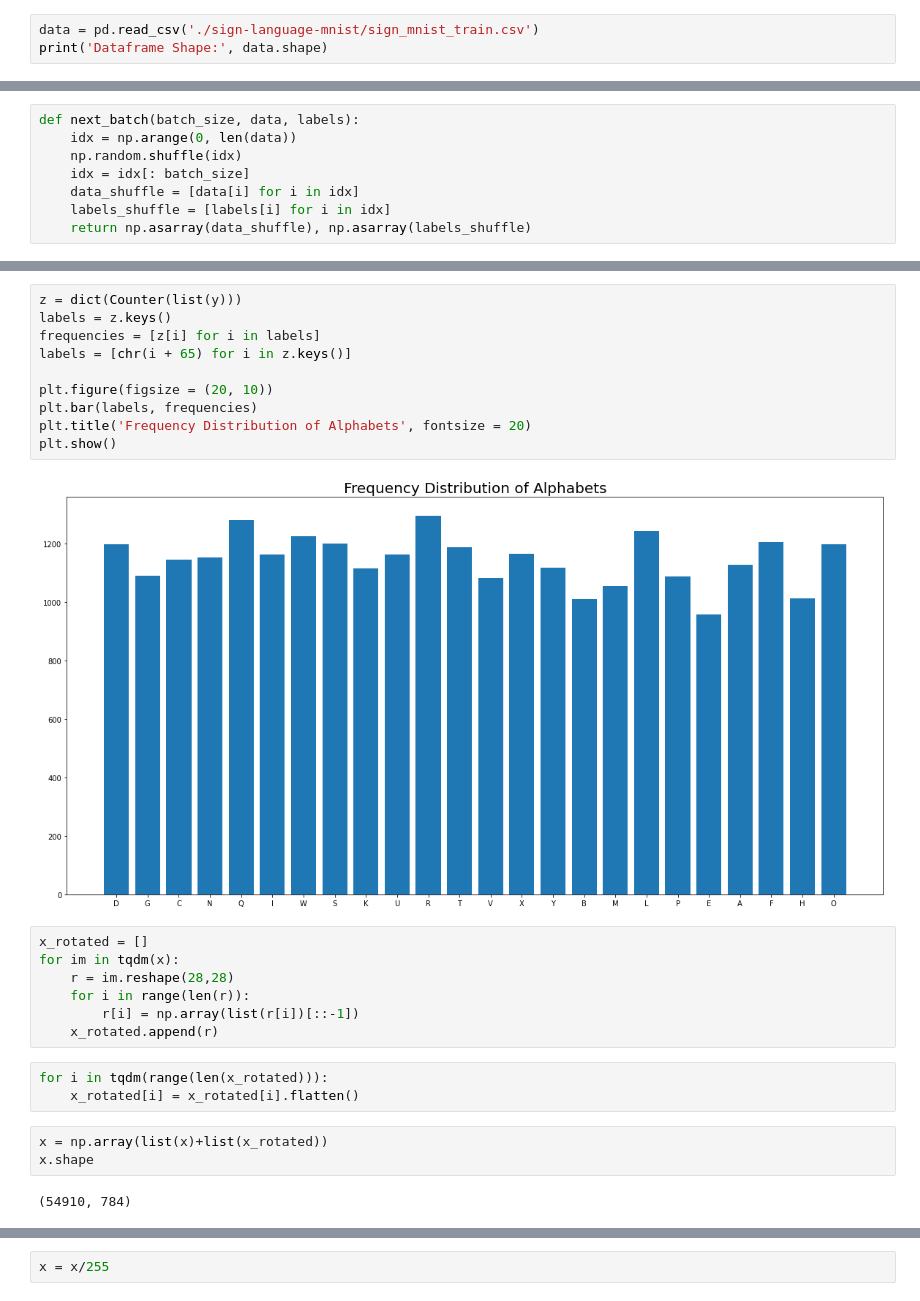
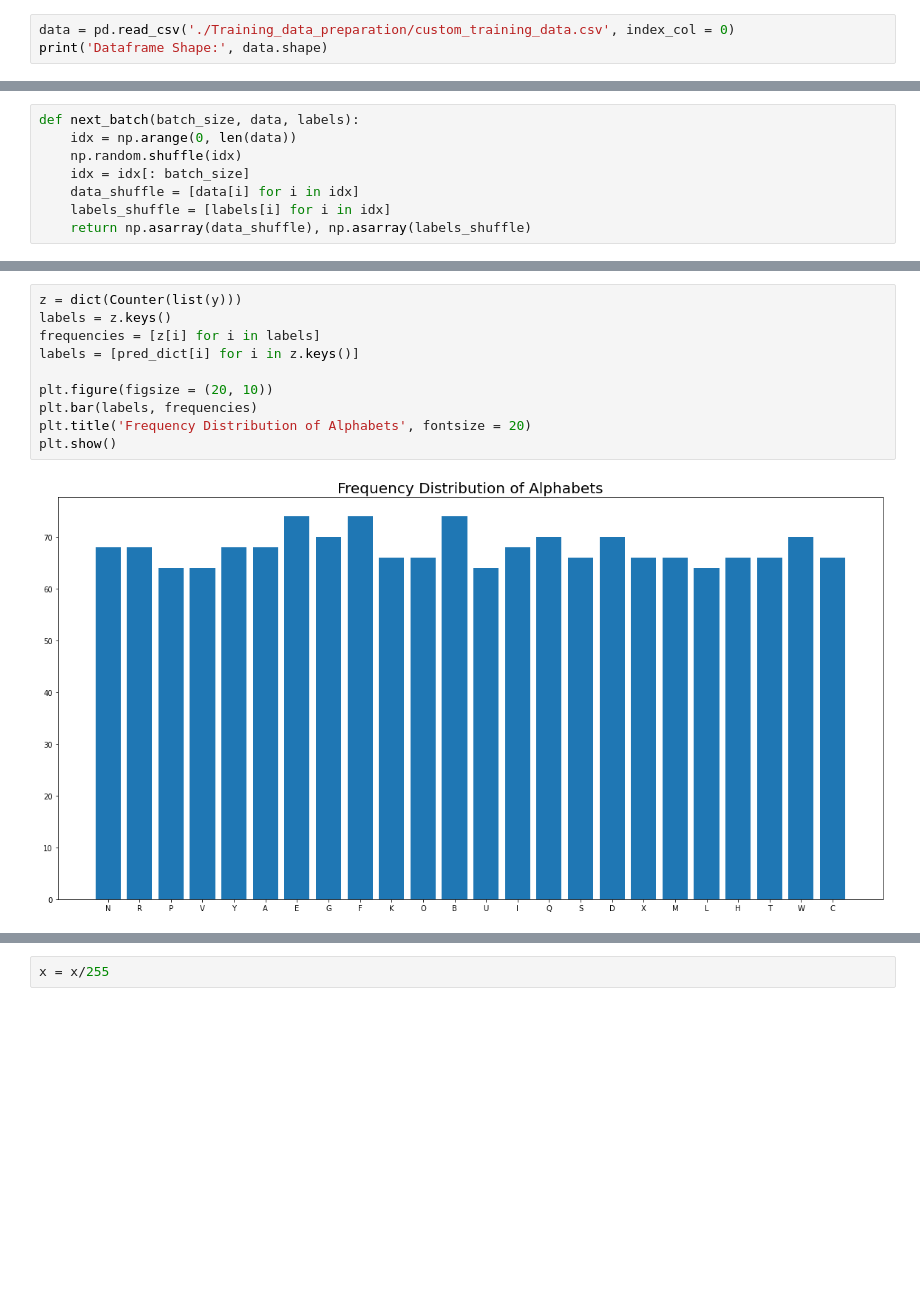
Before and after one commit to niel99/sign_language_translation, a Jupyter notebook: sign-language-translation-cnn.ipynb, the cells around one changed output, grey strips where cells are left out. Saved outputs shown, nothing was run; the diff lists cells and outputs as text; blank space fills up the shorter version.

```diff
--- a/sign-language-translation-cnn.ipynb
+++ b/sign-language-translation-cnn.ipynb
@@ -23,6 +25,6 @@ import cv2
 # %% [markdown]
 Dataset source : https://www.kaggle.com/datamunge/sign-language-mnist
 # %%
-data = pd.read_csv('./sign-language-mnist/sign_mnist_train.csv')
+data = pd.read_csv('./Training_data_preparation/custom_training_data.csv', index_col = 0)
 print('Dataframe Shape:', data.shape)
 # %% [output]
@@ -93,27 +80,12 @@ display_images(next_batch(9, x, y), 3, 3)
 # %%
 z = dict(Counter(list(y)))
 labels = z.keys()
 frequencies = [z[i] for i in labels]
-labels = [chr(i + 65) for i in z.keys()]
+labels = [pred_dict[i] for i in z.keys()]
 
 plt.figure(figsize = (20, 10))
 plt.bar(labels, frequencies)
 plt.title('Frequency Distribution of Alphabets', fontsize = 20)
 plt.show()
 # %% [output]
-[figure, old version]
+[figure, new version]
-# %%
-x_rotated = []
-for im in tqdm(x):
-    r = im.reshape(28,28)
-    for i in range(len(r)):
-        r[i] = np.array(list(r[i])[::-1])
-    x_rotated.append(r)
-# %%
-for i in tqdm(range(len(x_rotated))):
-    x_rotated[i] = x_rotated[i].flatten()
-# %%
-x = np.array(list(x)+list(x_rotated))
-x.shape
-# %% [output]
-(54910, 784)
```
Also changed, not shown: parts of 51 cells of this notebook, 45 other files.
